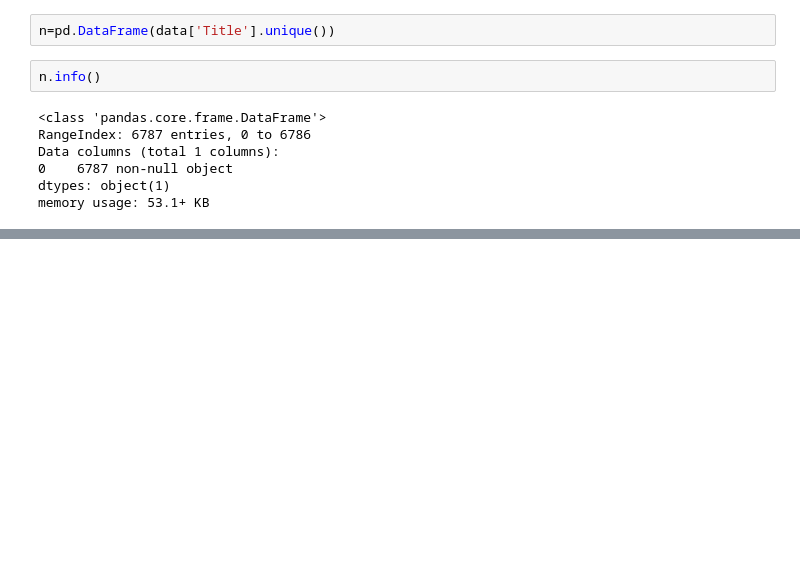
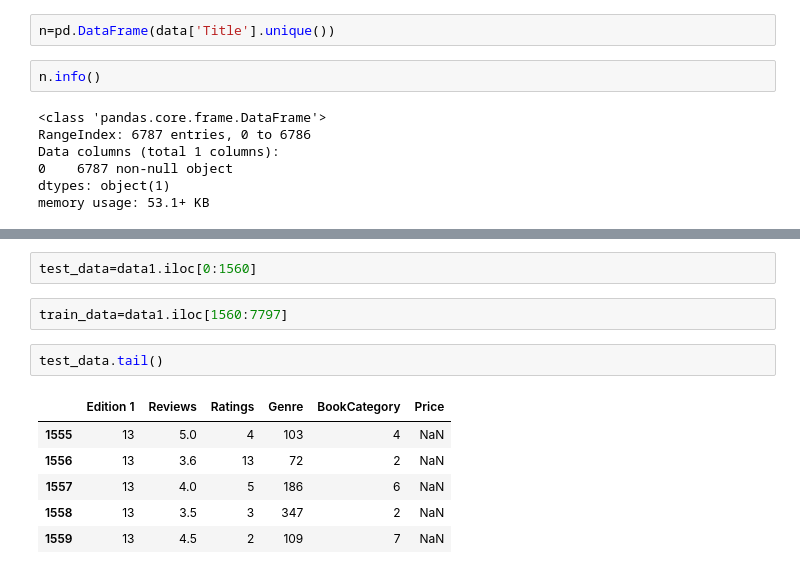
Before and after one commit to mmaithani/Predicting-price-of-books, a Jupyter notebook: prediction.ipynb, the cells around one changed output, grey strips where cells are left out. Cells and saved outputs as stored; diff of their text form; blank space fills up the shorter version.

```diff
--- a/prediction.ipynb
+++ b/prediction.ipynb
@@ -125,0 +173,13 @@ memory usage: 53.1+ KB
+# %%
+test_data=data1.iloc[0:1560]
+# %%
+train_data=data1.iloc[1560:7797]
+# %%
+test_data.tail()
+# %% [output]
+|  | Edition 1 | Reviews | Ratings | Genre | BookCategory | Price |
+| 1555 | 13 | 5.0 | 4 | 103 | 4 | NaN |
+| 1556 | 13 | 3.6 | 13 | 72 | 2 | NaN |
+| 1557 | 13 | 4.0 | 5 | 186 | 6 | NaN |
+| 1558 | 13 | 3.5 | 3 | 347 | 2 | NaN |
+| 1559 | 13 | 4.5 | 2 | 109 | 7 | NaN |
```
Also changed, not shown: parts of 14 cells of this notebook.
